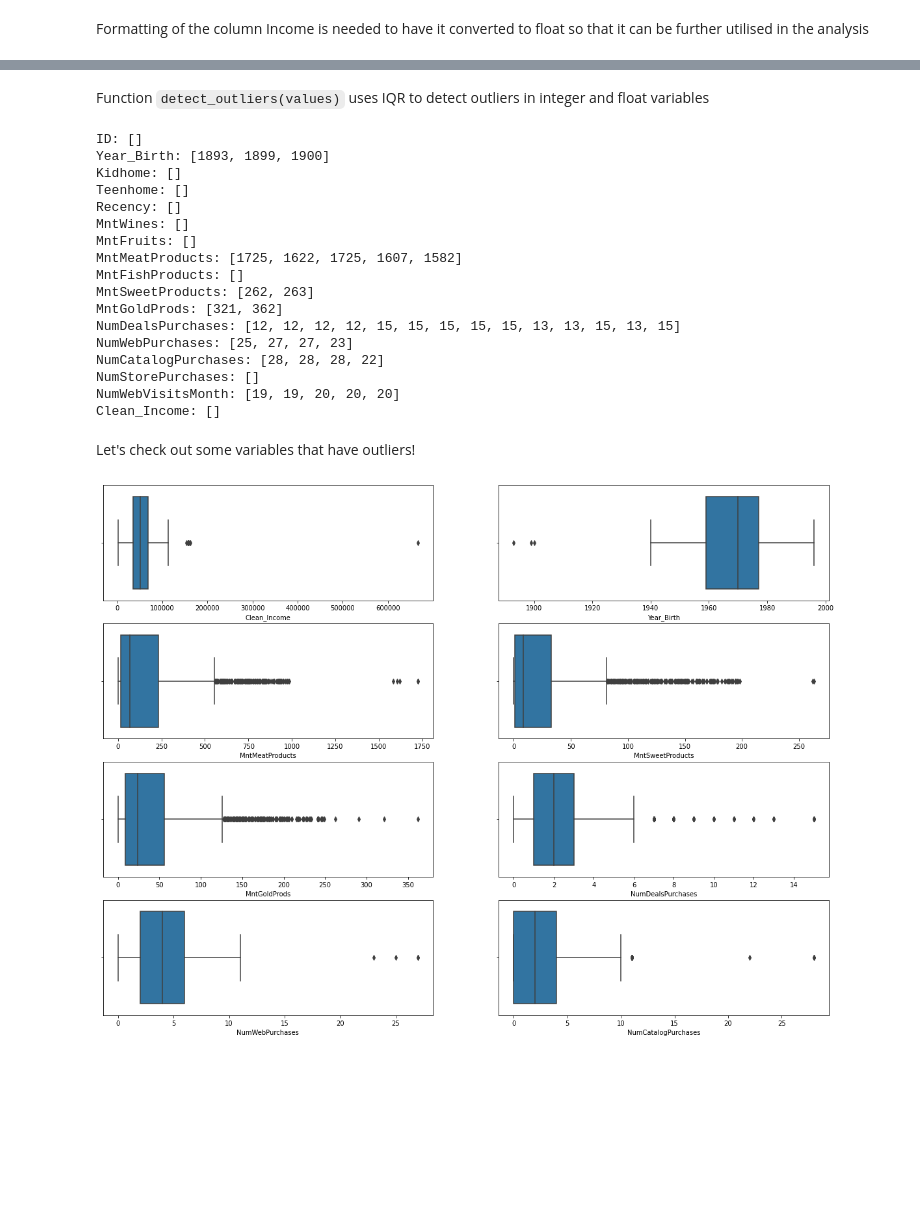
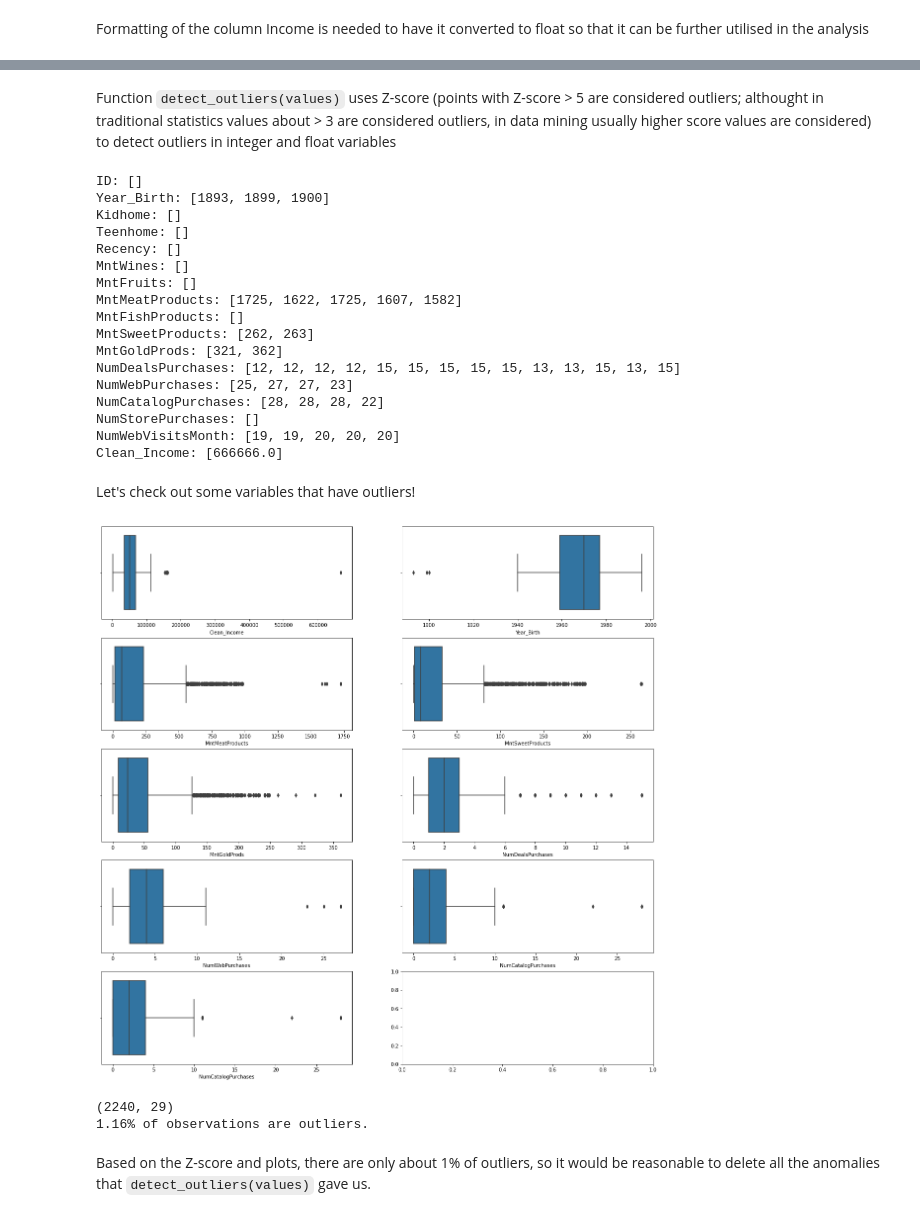
Before and after one commit to jegork/marketing-analytics-kaggle, a Jupyter notebook: Section1.ipynb, the cells around one changed output, grey strips where cells are left out. Drawn from its saved outputs; the diff is of its cells as text; code cells hidden in the pictures; blank space fills up the shorter version.

Commit message:
Finished doing NA and outlier fixes.

```diff
--- a/Section1.ipynb
+++ b/Section1.ipynb
@@ -51,7 +51,18 @@ dtype: object
 # %% [markdown]
 Adjust data types and fix typo in ' Income '
 # %%
-data = data.astype({'AcceptedCmp1':'bool', 'AcceptedCmp2':'bool', 'AcceptedCmp3':'bool', 'AcceptedCmp4':'bool', 'AcceptedCmp5':'bool', 'Response': 'bool', 'Complain': 'bool'})
+data = data.astype({
+    'AcceptedCmp1':'bool',
+    'AcceptedCmp2':'bool',
+    'AcceptedCmp3':'bool',
+    'AcceptedCmp4':'bool',
+    'AcceptedCmp5':'bool',
+    'Response': 'bool',
+    'Complain': 'bool',
+    'Education': 'category',
+    'Marital_Status': 'category',
+    'Country': 'category',
+    })
 data.Dt_Customer = pd.to_datetime(data.Dt_Customer)
 data = data.rename(columns={' Income ': 'Income'})
 # %%
@@ -120 +127,7 @@ column.
+# %%
+education_means = data.groupby('Education')['Clean_Income'].mean()
+# %%
+for cat in clean_data.Education.dtype.categories:
+  indexes = data[data.Clean_Income.isna() & (data.Education == cat)].Clean_Income.index
+  data.iloc[indexes, -1] = education_means[cat]
 # %%
@@ -140,5 +137,5 @@ Name: Clean_Income, dtype: float64
-# %% [markdown]
-Function `detect_outliers(values)` uses IQR to detect outliers in integer and float variables
+# %% [markdown]
+Function `detect_outliers(values)` uses Z-score (points with Z-score > 5 are considered outliers; althought in traditional statistics values about > 3 are considered outliers, in data mining usually higher score values are considered) to detect outliers in integer and float variables
 # %%
 def detect_outliers(values: pd.Series):
   threshhold = 5
@@ -167,21 +164,35 @@ NumWebPurchases: [25, 27, 27, 23]
 NumCatalogPurchases: [28, 28, 28, 22]
 NumStorePurchases: []
 NumWebVisitsMonth: [19, 19, 20, 20, 20]
-Clean_Income: []
+Clean_Income: [666666.0]
 # %% [markdown]
 Let's check out some variables that have outliers!
 # %%
-fig, (ax) = plt.subplots(4,2)
-fig.set_size_inches(20, 15)
+fig, (ax) = plt.subplots(5,2)
+
+fig.set_size_inches(20, 20)
 sns.boxplot(x=data.Clean_Income, ax=ax[0, 0])
 sns.boxplot(x=data.Year_Birth, ax=ax[0, 1])
 sns.boxplot(x=data.MntMeatProducts, ax=ax[1,0])
 sns.boxplot(x=data.MntSweetProducts, ax=ax[1,1])
 sns.boxplot(x=data.MntGoldProds, ax=ax[2,0])
 sns.boxplot(x=data.NumDealsPurchases, ax=ax[2,1])
 sns.boxplot(x=data.NumWebPurchases, ax=ax[3,0])
 sns.boxplot(x=data.NumCatalogPurchases, ax=ax[3,1])
+sns.boxplot(x=data.NumCatalogPurchases, ax=ax[4,0])
+
 
 plt.show()
 # %% [output]
-[figure, old version]
+[figure, new version]
+# %%
+outliers_to_drop = []
+for column in data.select_dtypes(include=[np.number]):
+  outliers_to_drop.extend(detect_outliers(data[column])['id'])
+
+print(f"{ round((len(set(outliers_to_drop))/len(data.index))*100, 2) }% of observations are outliers.")
+# %% [output]
+(2240, 29)
+1.16% of observations are outliers.
+# %% [markdown]
+Based on the Z-score and plots, there are only about 1% of outliers, so it would be reasonable to delete all the anomalies that `detect_outliers(values)` gave us.
```
Also changed, not shown: parts of 7 cells of this notebook.
